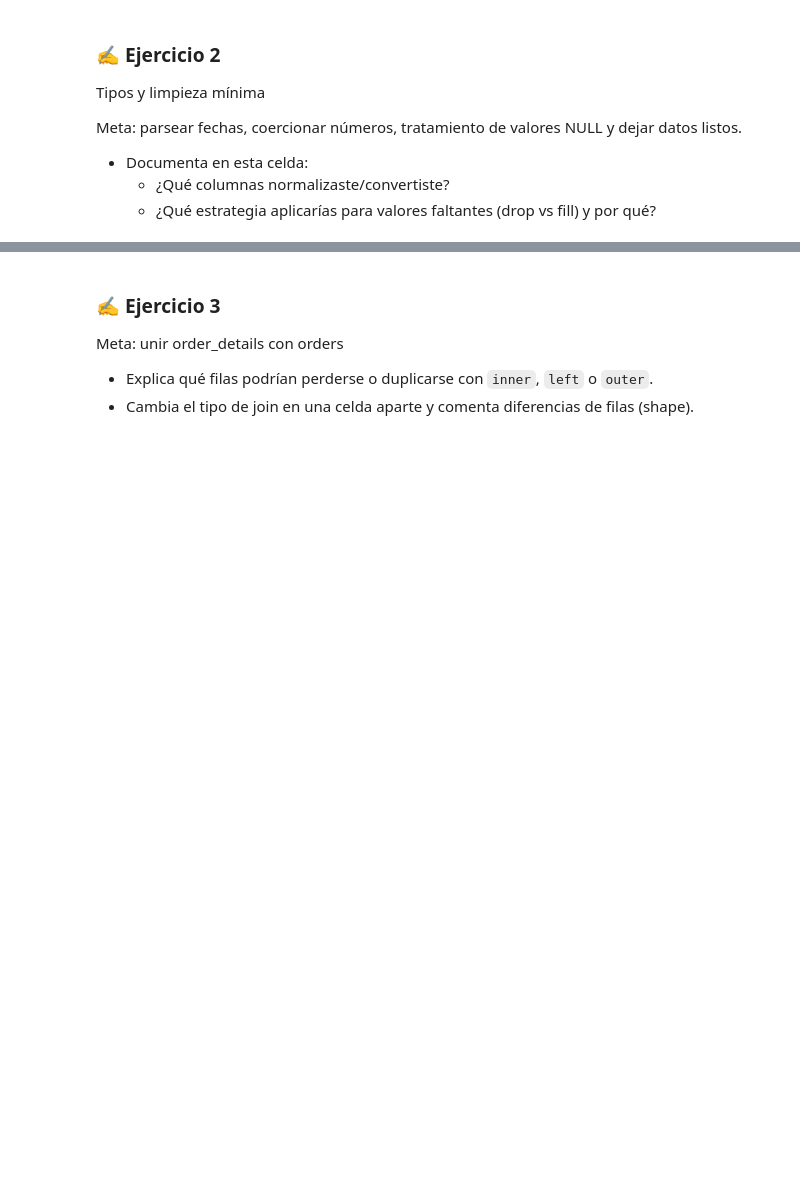
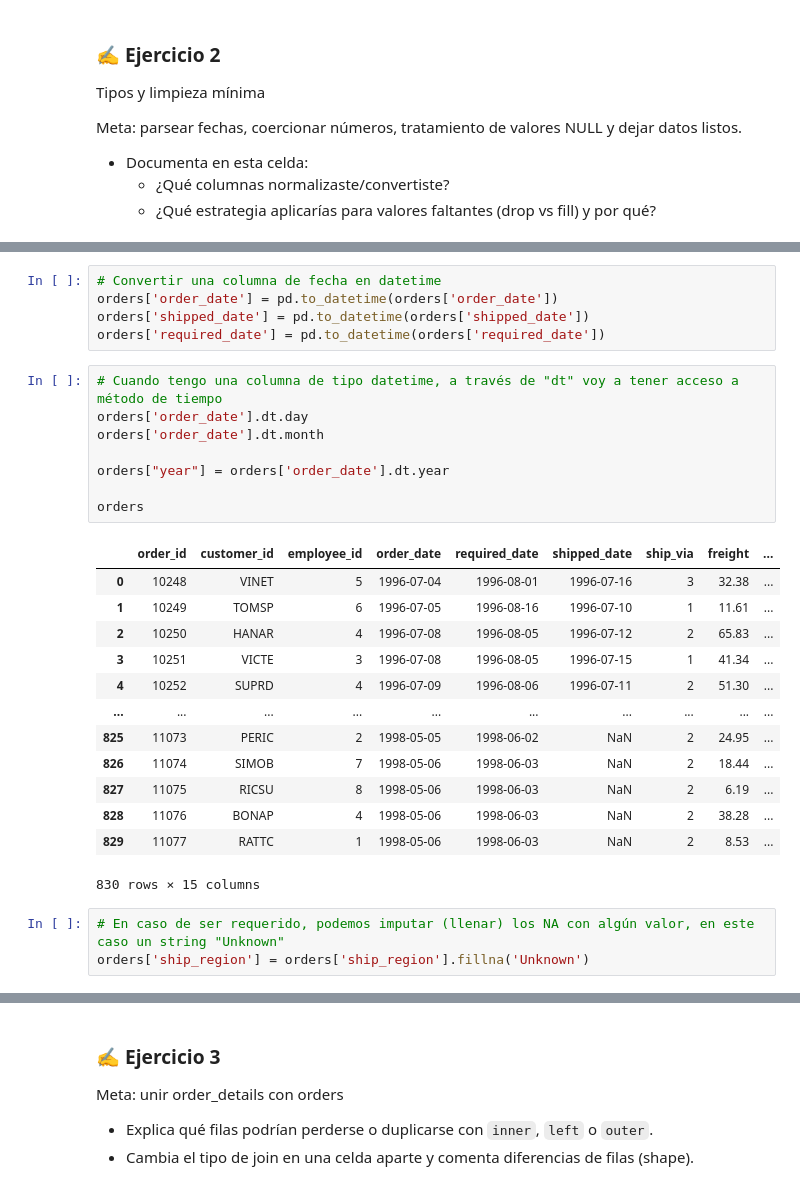
Before and after one commit to DataJm/202509-Data-Analytics-con-Python, a Jupyter notebook: Live Coding/Clase 07/Clase7_Proyecto_Northwind.ipynb, the cells around one changed output, grey strips where cells are left out. Saved outputs shown, nothing was run; the diff lists cells and outputs as text; blank space fills up the shorter version.

```diff
--- a/Live Coding/Clase 07/Clase7_Proyecto_Northwind.ipynb
+++ b/Live Coding/Clase 07/Clase7_Proyecto_Northwind.ipynb
@@ -74,0 +213,30 @@ Meta: parsear fechas, coercionar números, tratamiento de valores NULL y dejar d
+# %%
+# Convertir una columna de fecha en datetime
+orders['order_date'] = pd.to_datetime(orders['order_date'])
+orders['shipped_date'] = pd.to_datetime(orders['shipped_date'])
+orders['required_date'] = pd.to_datetime(orders['required_date'])
+# %%
+# Cuando tengo una columna de tipo datetime, a través de "dt" voy a tener acceso a método de tiempo
+orders['order_date'].dt.day
+orders['order_date'].dt.month
+
+orders["year"] = orders['order_date'].dt.year
+
+orders
+# %% [output]
+|  | order_id | customer_id | employee_id | order_date | required_date | shipped_date | ship_via | freight | ... |
+| 0 | 10248 | VINET | 5 | 1996-07-04 | 1996-08-01 | 1996-07-16 | 3 | 32.38 | ... |
+| 1 | 10249 | TOMSP | 6 | 1996-07-05 | 1996-08-16 | 1996-07-10 | 1 | 11.61 | ... |
+| 2 | 10250 | HANAR | 4 | 1996-07-08 | 1996-08-05 | 1996-07-12 | 2 | 65.83 | ... |
+| 3 | 10251 | VICTE | 3 | 1996-07-08 | 1996-08-05 | 1996-07-15 | 1 | 41.34 | ... |
+| 4 | 10252 | SUPRD | 4 | 1996-07-09 | 1996-08-06 | 1996-07-11 | 2 | 51.30 | ... |
+| ... | ... | ... | ... | ... | ... | ... | ... | ... | ... |
+| 825 | 11073 | PERIC | 2 | 1998-05-05 | 1998-06-02 | NaN | 2 | 24.95 | ... |
+| 826 | 11074 | SIMOB | 7 | 1998-05-06 | 1998-06-03 | NaN | 2 | 18.44 | ... |
+| 827 | 11075 | RICSU | 8 | 1998-05-06 | 1998-06-03 | NaN | 2 | 6.19 | ... |
+| 828 | 11076 | BONAP | 4 | 1998-05-06 | 1998-06-03 | NaN | 2 | 38.28 | ... |
+| 829 | 11077 | RATTC | 1 | 1998-05-06 | 1998-06-03 | NaN | 2 | 8.53 | ... |
+830 rows × 15 columns
+# %%
+# En caso de ser requerido, podemos imputar (llenar) los NA con algún valor, en este caso un string "Unknown"
+orders['ship_region'] = orders['ship_region'].fillna('Unknown')
```
Also changed, not shown: parts of 20 cells of this notebook.
